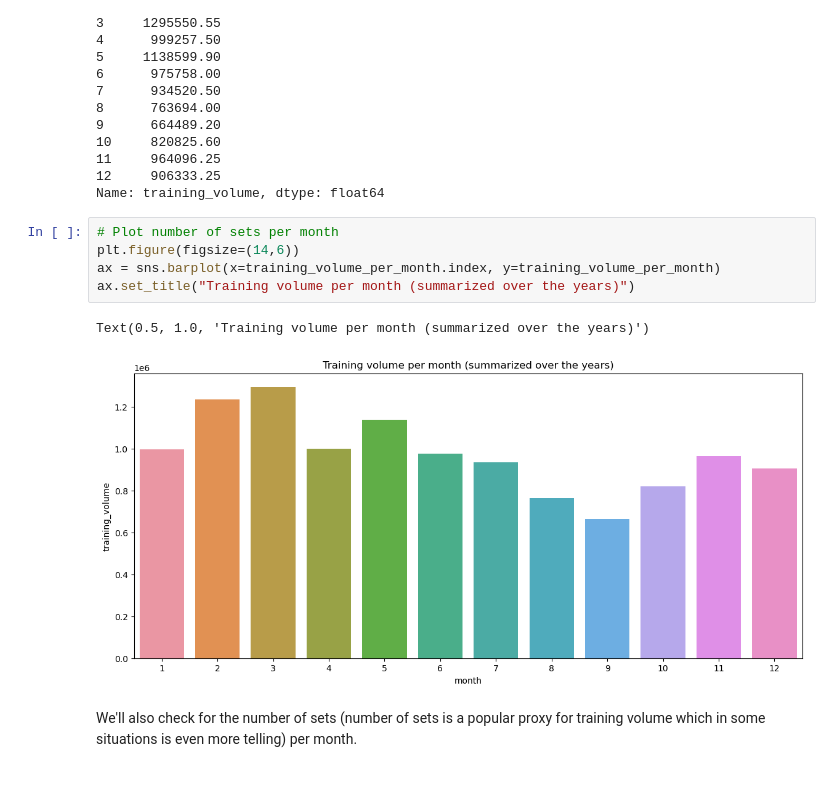
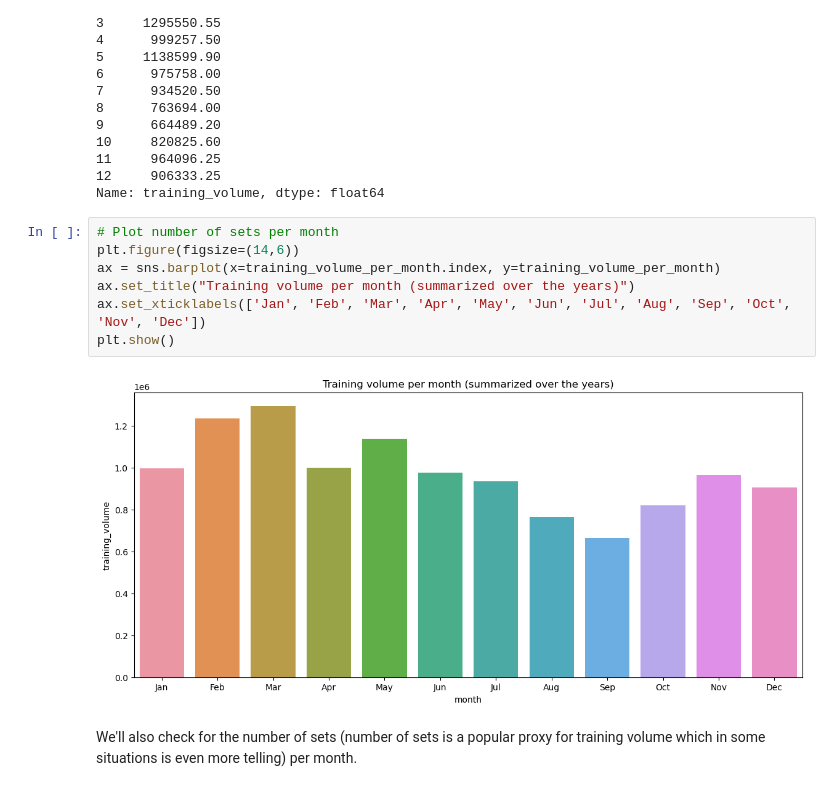
Before and after one commit to ossianhempel/training_data_analysis, a Jupyter notebook: my_training.ipynb, the cells around one changed output. Saved outputs shown, nothing was run; the diff lists cells and outputs as text.

Commit message:
Complete RQ2 (training volume)

```diff
--- a/my_training.ipynb
+++ b/my_training.ipynb
@@ -555,11 +555,12 @@ Name: training_volume, dtype: float64
 # %%
 # Plot number of sets per month
 plt.figure(figsize=(14,6))
 ax = sns.barplot(x=training_volume_per_month.index, y=training_volume_per_month)
 ax.set_title("Training volume per month (summarized over the years)")
+ax.set_xticklabels(['Jan', 'Feb', 'Mar', 'Apr', 'May', 'Jun', 'Jul', 'Aug', 'Sep', 'Oct', 'Nov', 'Dec'])
+plt.show()
 # %% [output]
-Text(0.5, 1.0, 'Training volume per month (summarized over the years)')
-[figure, old version]
+[figure, new version]
 # %% [markdown]
 We'll also check for the number of sets (number of sets is a popular proxy for training volume which in some situations is even more telling) per month.
 # %%
```
Also changed, not shown: parts of 21 cells of this notebook.
